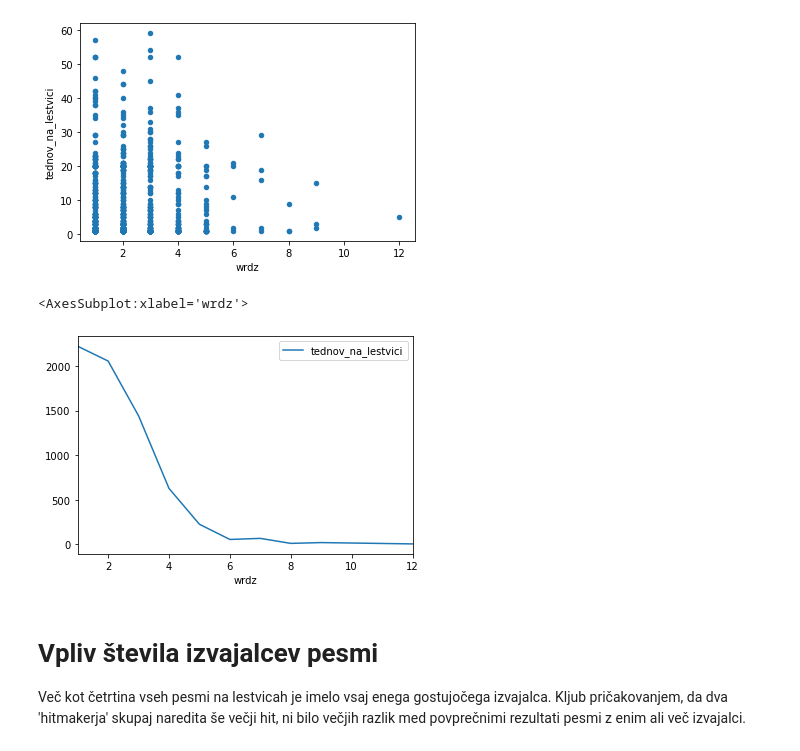
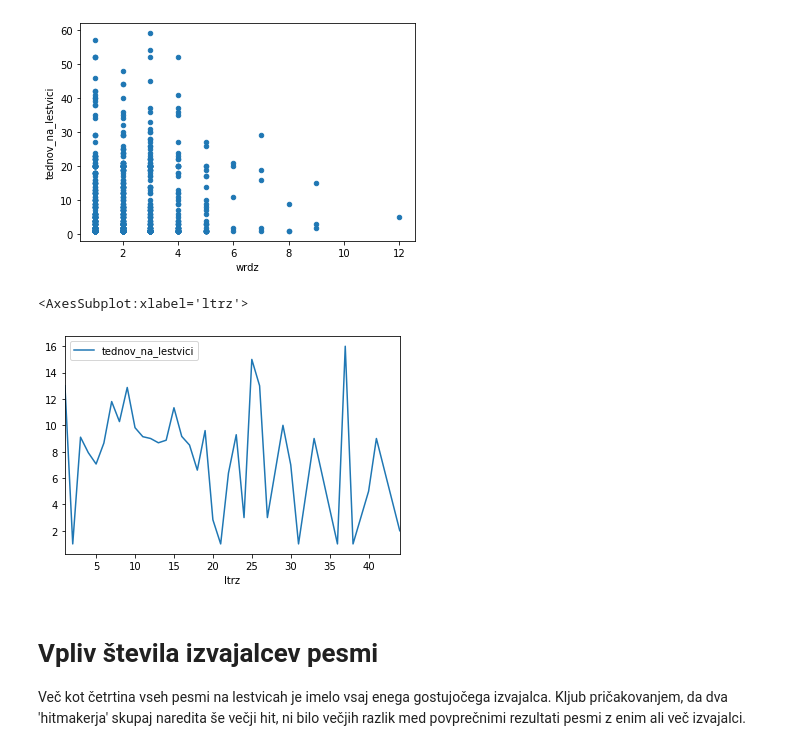
Before and after one commit to Jenzopls/Billboard, a Jupyter notebook: jupytr.ipynb, the cells around one changed output. Cells and saved outputs as stored; diff of their text form; code cells hidden in the pictures.

```diff
--- a/jupytr.ipynb
+++ b/jupytr.ipynb
@@ -89,10 +93,10 @@ pesmi.plot(x='wrdz',y='tednov_na_lestvici',kind='scatter')
 <AxesSubplot:xlabel='wrdz', ylabel='tednov_na_lestvici'>
 [figure]
 # %%
-pesmi.groupby('wrdz').sum().plot(y='tednov_na_lestvici')
+pesmi.groupby('ltrz').mean().plot(y='tednov_na_lestvici')
 # %% [output]
-<AxesSubplot:xlabel='wrdz'>
+<AxesSubplot:xlabel='ltrz'>
-[figure, old version]
+[figure, new version]
 # %% [markdown]
 # Vpliv števila izvajalcev pesmi
 Več kot četrtina vseh pesmi na lestvicah je imelo vsaj enega gostujočega izvajalca. Kljub pričakovanjem, da dva 'hitmakerja' skupaj naredita še večji hit, ni bilo večjih razlik med povprečnimi rezultati pesmi z enim ali več izvajalci.
```
Also changed, not shown: parts of 10 cells of this notebook.
